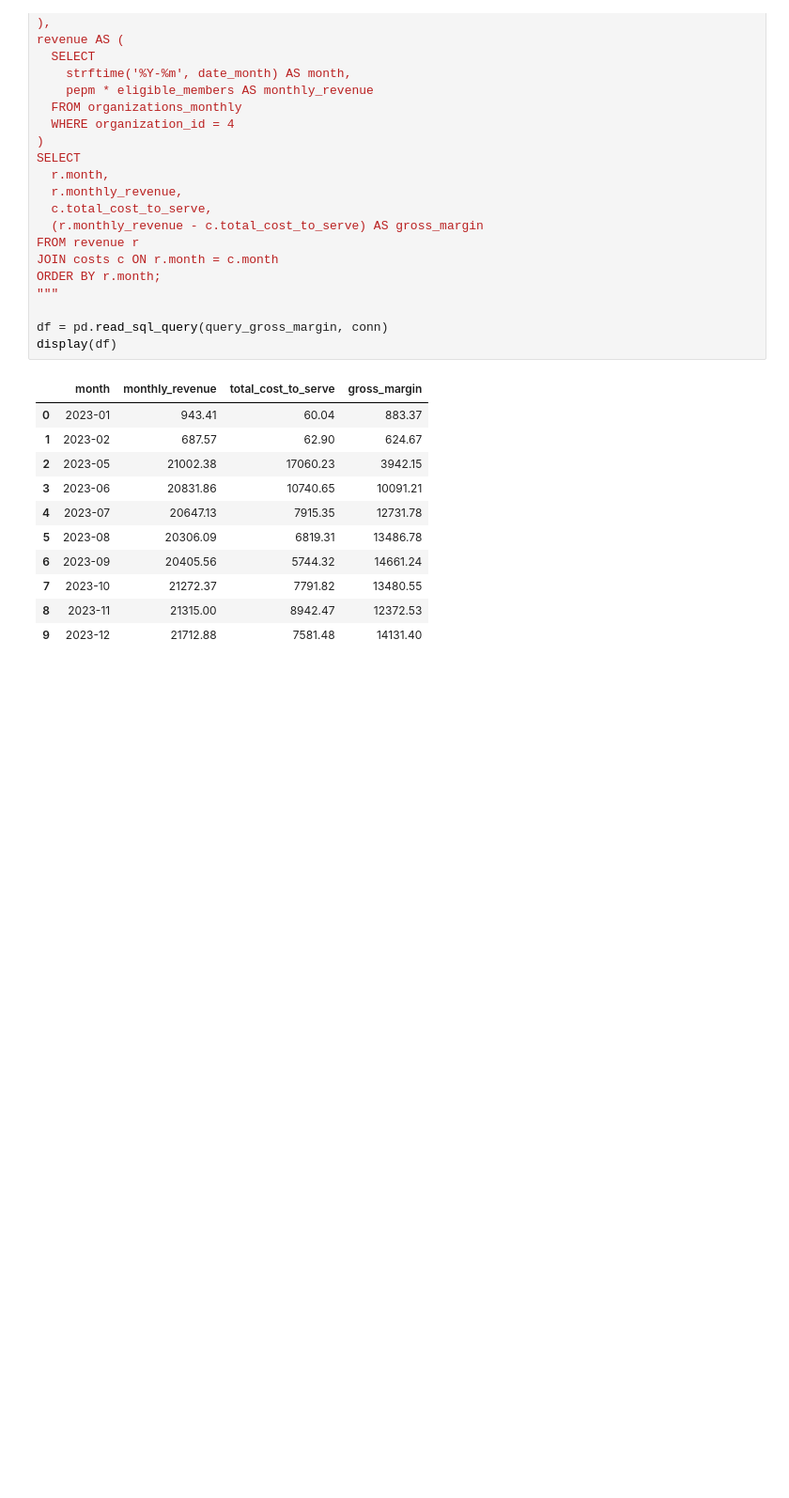
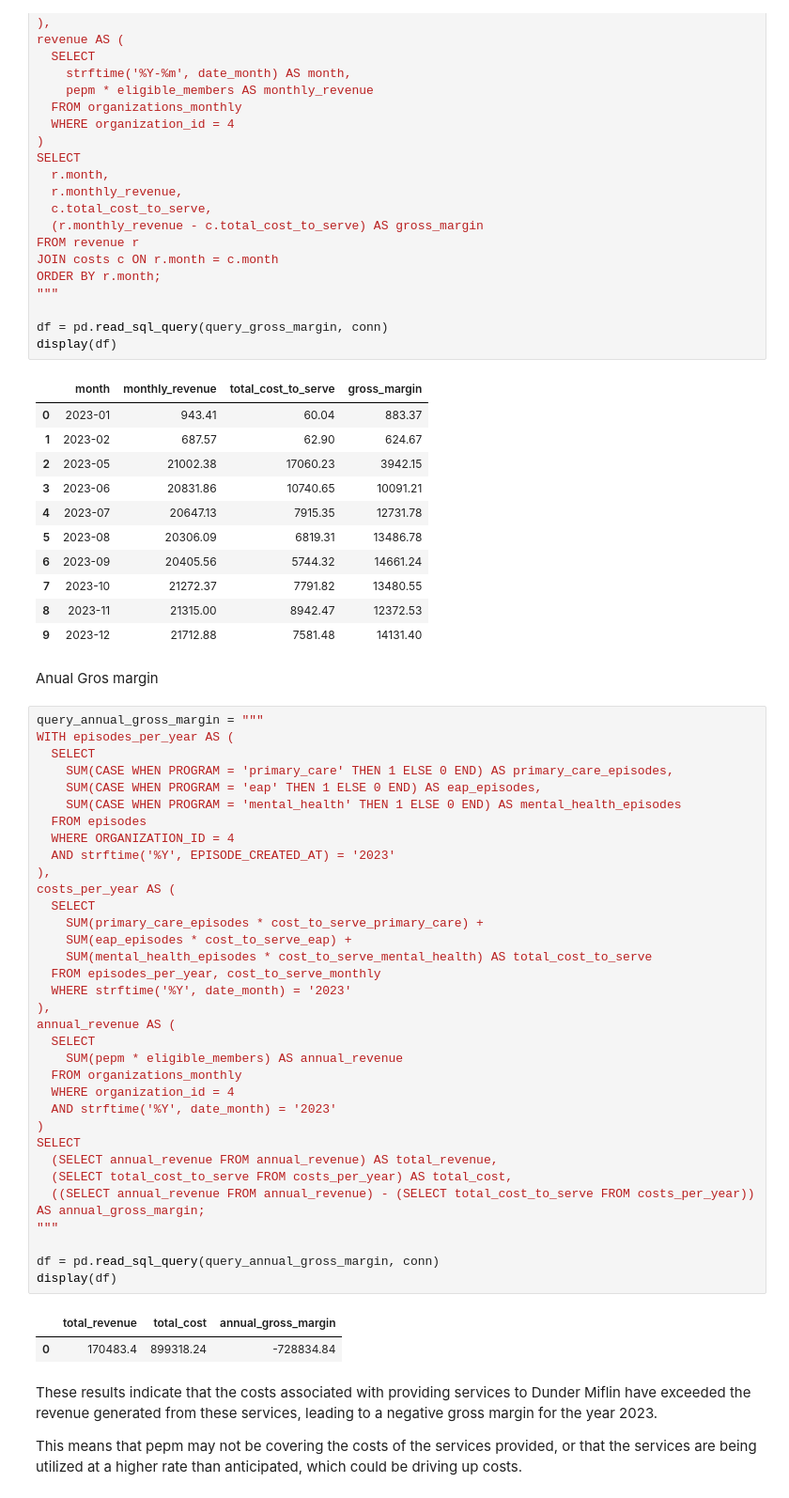
Before and after one commit to Marietagu/Dialogue-Data-Analysis, a Jupyter notebook: dunder_miflin_analysis.ipynb, the cells around one changed output. Shown at 94% size. Cells and saved outputs as stored; diff of their text form; blank space fills up the shorter version.

Commit message:
Financial analysis: Finding the gross margin for 2023

```diff
--- a/dunder_miflin_analysis.ipynb
+++ b/dunder_miflin_analysis.ipynb
@@ -422,3 +422,46 @@ display(df)
 | 7 | 2023-10 | 21272.37 | 7791.82 | 13480.55 |
 | 8 | 2023-11 | 21315.00 | 8942.47 | 12372.53 |
 | 9 | 2023-12 | 21712.88 | 7581.48 | 14131.40 |
+# %% [markdown]
+Anual Gros margin
+# %%
+query_annual_gross_margin = """
+WITH episodes_per_year AS (
+  SELECT
+    SUM(CASE WHEN PROGRAM = 'primary_care' THEN 1 ELSE 0 END) AS primary_care_episodes,
+    SUM(CASE WHEN PROGRAM = 'eap' THEN 1 ELSE 0 END) AS eap_episodes,
+    SUM(CASE WHEN PROGRAM = 'mental_health' THEN 1 ELSE 0 END) AS mental_health_episodes
+  FROM episodes
+  WHERE ORGANIZATION_ID = 4
+  AND strftime('%Y', EPISODE_CREATED_AT) = '2023'
+),
+costs_per_year AS (
+  SELECT
+    SUM(primary_care_episodes * cost_to_serve_primary_care) +
+    SUM(eap_episodes * cost_to_serve_eap) +
+    SUM(mental_health_episodes * cost_to_serve_mental_health) AS total_cost_to_serve
+  FROM episodes_per_year, cost_to_serve_monthly
+  WHERE strftime('%Y', date_month) = '2023'
+),
+annual_revenue AS (
+  SELECT
+    SUM(pepm * eligible_members) AS annual_revenue
+  FROM organizations_monthly
+  WHERE organization_id = 4
+  AND strftime('%Y', date_month) = '2023'
+)
+SELECT
+  (SELECT annual_revenue FROM annual_revenue) AS total_revenue,
+  (SELECT total_cost_to_serve FROM costs_per_year) AS total_cost,
+  ((SELECT annual_revenue FROM annual_revenue) - (SELECT total_cost_to_serve FROM costs_per_year)) AS annual_gross_margin;
+"""
+
+df = pd.read_sql_query(query_annual_gross_margin, conn)
+display(df)
+# %% [output]
+|  | total_revenue | total_cost | annual_gross_margin |
+| 0 | 170483.4 | 899318.24 | -728834.84 |
+# %% [markdown]
+These results indicate that the costs associated with providing services to Dunder Miflin have exceeded the revenue generated from these services, leading to a negative gross margin for the year 2023.
+
+This means that pepm may not be covering the costs of the services provided, or that the services are being utilized at a higher rate than anticipated, which could be driving up costs.
```
